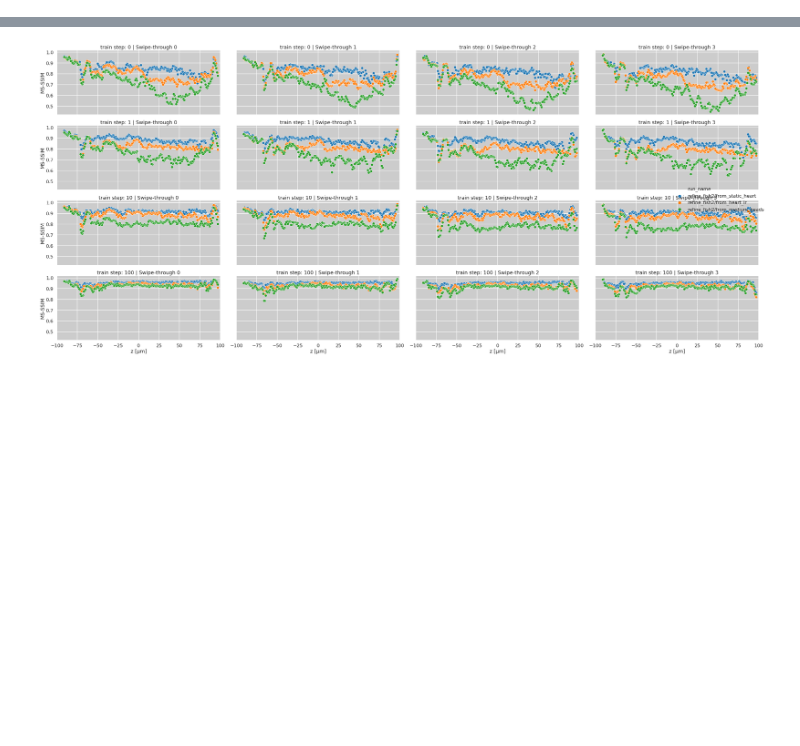
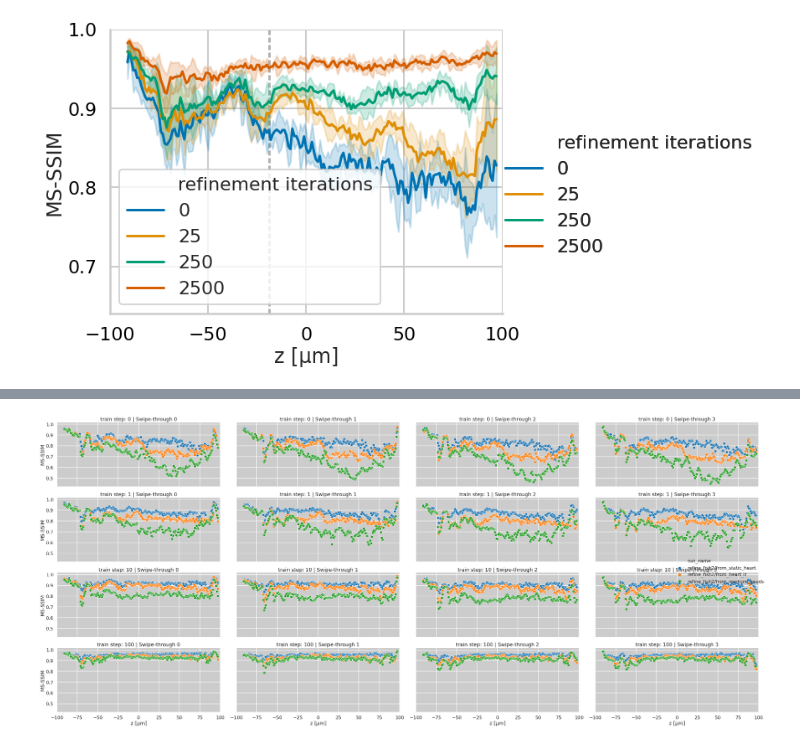
Before and after one commit to kreshuklab/hylfm-net, a Jupyter notebook: notebooks/eval_refine.ipynb, the cells around one changed output, grey strips where cells are left out. Drawn from its saved outputs; the diff is of its cells as text; code cells hidden in the pictures; blank space fills up the shorter version.

```diff
--- a/notebooks/eval_refine.ipynb
+++ b/notebooks/eval_refine.ipynb
@@ -225,4 +239,9 @@ df = add_df(df, "refine_fish2/from_static_heart", pred_nrs=[0], ls_slices=ls_sli
 # %%
 df = add_df(df, "refine_fish2/from_heart_lr", pred_nrs=[0], ls_slices=ls_slices)
 df = add_df(df, "refine_fish2/from_medium_beads", pred_nrs=[0], ls_slices=ls_slices)
+# %%
+df, ls_slices = get_dfs("refine_fish2/from_static_heart", pred_nrs=[0, 1, 10, 100])
+# df = add_df(df, "refine_fish2/from_static_heart", pred_nrs=[1, 10, 100], ls_slices=ls_slices)
+df = add_df(df, "refine_fish2/from_heart_lr", pred_nrs=[0, 1, 10, 100], ls_slices=ls_slices_fullpred)
+df = add_df(df, "refine_fish2/from_medium_beads", pred_nrs=[0, 1, 10, 100], ls_slices=ls_slices_fullpred)
 # %%
@@ -268,0 +339,54 @@ df_filtered.z.min(), df_filtered.z.max()
+# %%
+z_line_at = -19
+def plot_refinement_brief(metric: str):
+    plt.rcParams['svg.fonttype'] = 'none'
+    seaborn.set_style("whitegrid", {'xtick.color': '0', 'ytick.color': '0'}) #, {"axes.facecolor": ".8"})
+    seaborn.set_context("poster")  # paper, notebook, talk, poster
+    cmap_name = "viridis"
+    g = seaborn.relplot(
+        x="z",
+        y=metric,
+        hue = "refinement iterations",
+#         hue="refined from",
+#         legend=False, # False, brief, full
+#         row="refinement iterations",
+#         col="swipe_through",
+        palette = "colorblind",
+#         palette=["#648FFF", "#FFB000", "#DC267F"], #"colorblind", #cmap_name,  #FFB000, #FE6100, #DC267F, #785EF0 #648FFF
+        height=6, aspect=.7,
+        kind="line",
+        ci="sd",
+        data=df_filtered_brief,
+    )
+#     plt.xlim(reversed(plt.xlim()))
+    g.map(plt.axvline, x=z_line_at, color=".7", dashes=(2, 1), zorder=0)
+    g.set_axis_labels("z [μm]", "MS-SSIM")  # z [μm]
+    g.set_titles(col_template="{col_name}", row_template="refinement iterations: {row_name}")
+    g.add_legend()
+#     handles, labels = g.axes[0][0].get_legend_handles_labels()
+#     g.axes[0][0].legend(reversed(handles), reversed(labels), title='Line', loc='upper left')
+
+#     leg = g.axes[0][0].get_legend()
+#     new_labels = ['static heart SPIM', 'heart LFD', 'medium beads SPIM']
+#     for t, l in zip(leg.texts, new_labels): t.set_text(l)
+#     map_labels = {'refine_fish2/from_static_heart': 'static'}
+#     for t in g._legend.texts:
+#         print(t)
+#         t.set_text(map_labels)
+
+    g.fig.axes[0].set_xlim(-100, 100)
+    g.fig.axes[0].set_ylim(.64, 1)
+#     for ax in g.fig.axes:
+# #         ax.grid(False)
+#     plt.legend(bbox_to_anchor=(1.05, 1), loc=2, borderaxespad=0.)
+    plt.legend()
+#     g.fig.tight_layout()
+    root = Path("plot_refinement_brief")
+    root.mkdir(exist_ok=True)
+    g.fig.savefig(root / f"{metric}.png")
+    g.fig.savefig(root / f"{metric}.svg")
+    return g
+
+g = plot_refinement_brief("ms_ssim-scaled")
+# %% [output]
+[figure, added]
```
Also changed, not shown: parts of 17 cells of this notebook, 2 other files.
